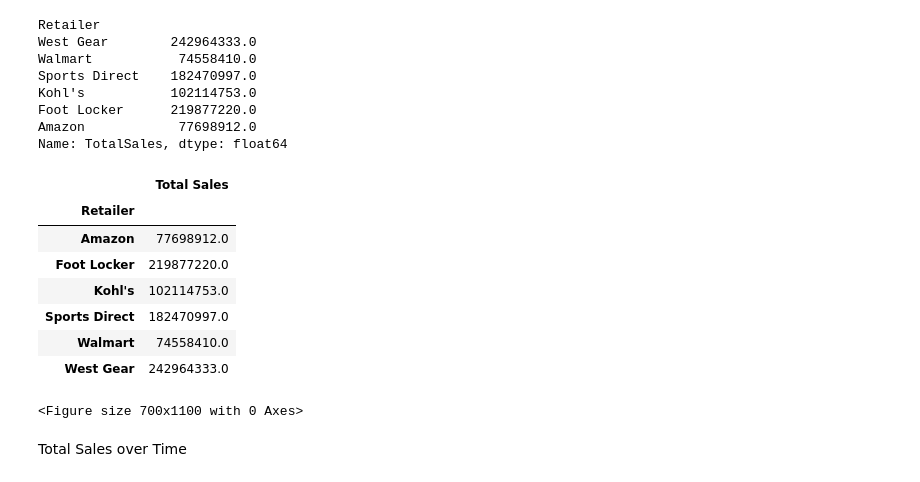
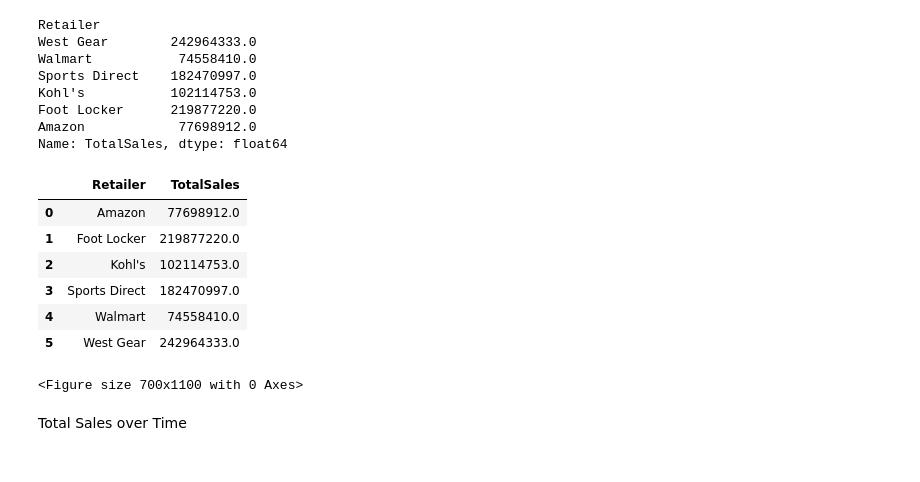
Before and after one commit to juto-shogan/adidas-Analysis, a Jupyter notebook: addidas.ipynb, the cells around one changed output. Saved outputs shown, nothing was run; the diff lists cells and outputs as text; code cells hidden in the pictures.

```diff
--- a/addidas.ipynb
+++ b/addidas.ipynb
@@ -33,43 +33,38 @@ Name: TotalSales, dtype: float64
 # %%
 # Graph Logic
 # Calculate total sales for each retailer
 retailers = df['Retailer'].unique()
-total_sales = df.groupby('Retailer')['TotalSales'].sum()
-
-# Convert Series to DataFrame (one column) for plotly.express
-total_sales_df = total_sales.to_frame(name='Total Sales')  # Create DataFrame
-
-# To add colors to the retailers
+total_sales = df.groupby('Retailer')['TotalSales'].sum().reset_index()
+# total_sales_df = total_sales.to_frame(name='Total Sales')  # Create DataFrame
 colors = ['blue']
 
 # Plot Graph
 plt.figure(figsize=(7,11))
 # fig = px.bar(data_frame=total_sales, x=total_sales.values, y=total_sales.index, color= retailers)
-fig = px.bar(data_frame=total_sales_df,
-             x=total_sales_df.index,
-             y='Total Sales',
+fig = px.bar(data_frame=total_sales,
+             x=total_sales.index,
+             y='TotalSales',
              color=retailers,
              color_discrete_sequence=colors
 )  # Use fig for plotly object
 
 
 # Graph title and setting
 fig.update_layout(
     yaxis_title='Total Sales',
     xaxis_title='Retailers',
 )
 plt.savefig('totalSalesofRetailers.png', dpi=300)
 fig.show()
-total_sales_df
+total_sales
 # %% [output]
-|  | Total Sales |
-| Retailer |  |
-| Amazon | 77698912.0 |
-| Foot Locker | 219877220.0 |
-| Kohl's | 102114753.0 |
-| Sports Direct | 182470997.0 |
-| Walmart | 74558410.0 |
-| West Gear | 242964333.0 |
+|  | Retailer | TotalSales |
+| 0 | Amazon | 77698912.0 |
+| 1 | Foot Locker | 219877220.0 |
+| 2 | Kohl's | 102114753.0 |
+| 3 | Sports Direct | 182470997.0 |
+| 4 | Walmart | 74558410.0 |
+| 5 | West Gear | 242964333.0 |
 <Figure size 700x1100 with 0 Axes>
 # %% [markdown]
 Total Sales over Time
```
Also changed, not shown: parts of 2 cells of this notebook, 2 other files.
